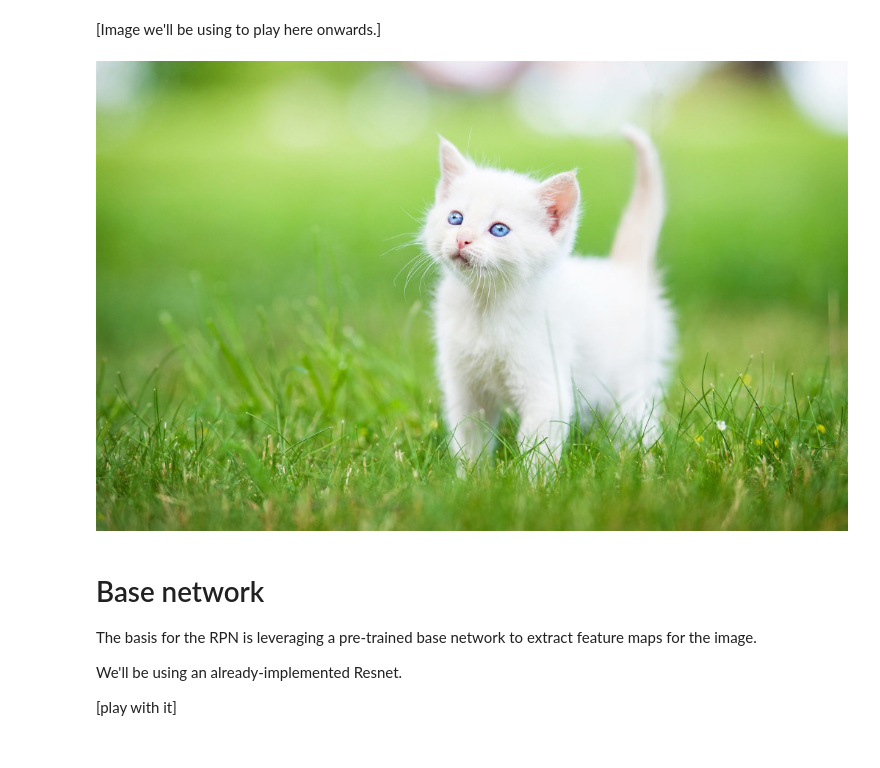
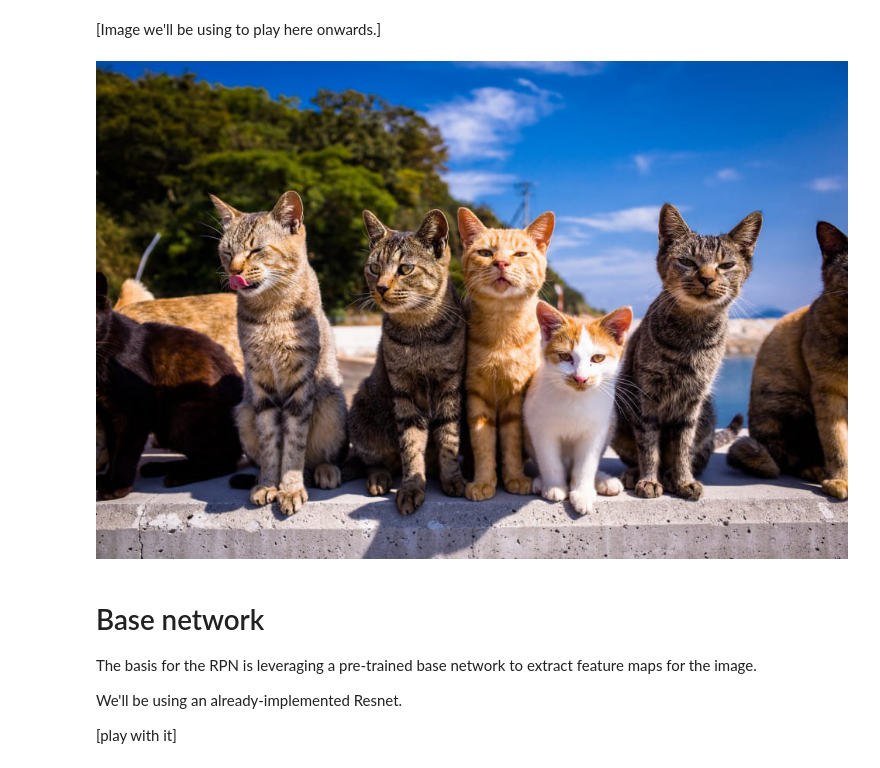
Before and after one commit to ipacheco-uy/object-detection-workshop, a Jupyter notebook: RPN.ipynb, the cells around one changed output. Drawn from its saved outputs; the diff is of its cells as text; code cells hidden in the pictures.

Commit message:
More details, visualizations to the notebook

```diff
--- a/RPN.ipynb
+++ b/RPN.ipynb
@@ -32,10 +41,9 @@ tfe.restore_variables_on_create('checkpoint/rpn').__enter__()
 # %%
-# image = open_image('~/images/cats.png')
-image = open_image('~/images/cat.jpg')
+image = open_image('~/images/cats2.jpg')
 
 to_image(image)
 # %% [output]
-[figure, old version]
+[figure, new version]
 # %% [markdown]
 # Base network
 
```
Also changed, not shown: parts of 20 cells of this notebook.
